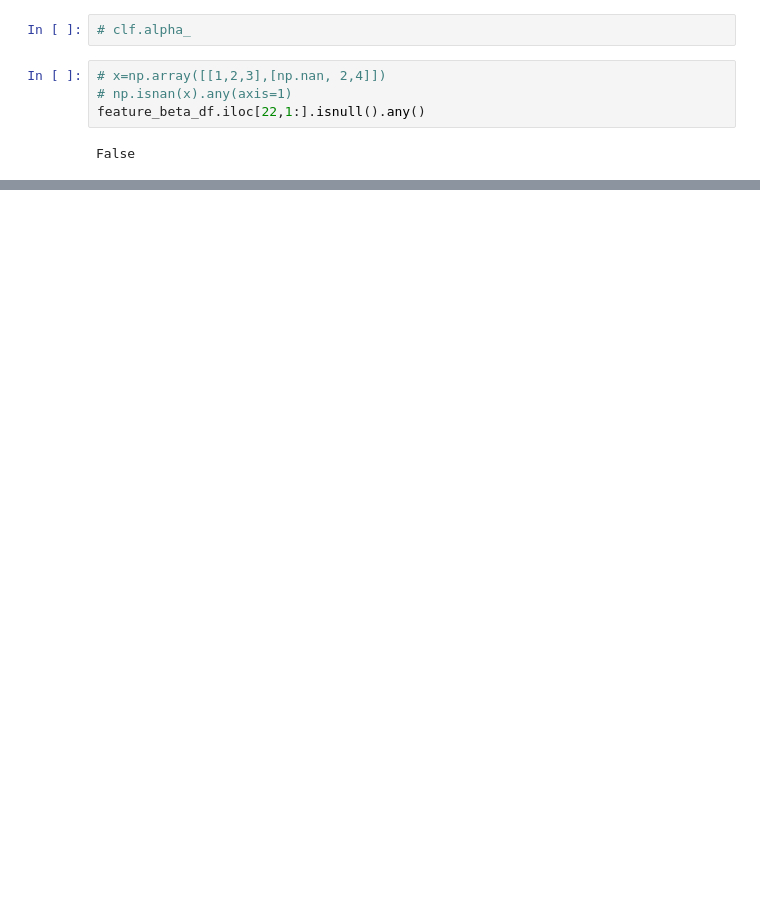
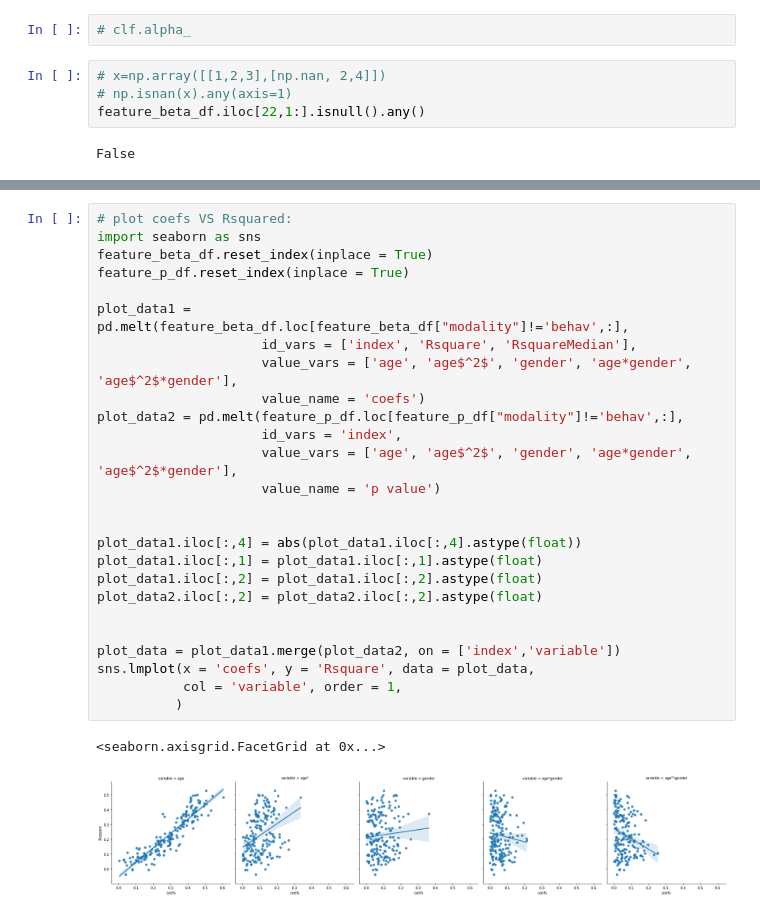
Before and after one commit to NxNiki/multidimensional_age_prediction, a Jupyter notebook: script01_feature_regression_coefficients.ipynb, the cells around one changed output, grey strips where cells are left out. Saved outputs shown, nothing was run; the diff lists cells and outputs as text; blank space fills up the shorter version.

```diff
--- a/script01_feature_regression_coefficients.ipynb
+++ b/script01_feature_regression_coefficients.ipynb
@@ -694,0 +486,29 @@ feature_beta_df
+# %%
+# plot coefs VS Rsquared:
+import seaborn as sns
+feature_beta_df.reset_index(inplace = True)
+feature_p_df.reset_index(inplace = True)
+
+plot_data1 = pd.melt(feature_beta_df.loc[feature_beta_df["modality"]!='behav',:],
+                     id_vars = ['index', 'Rsquare', 'RsquareMedian'],
+                     value_vars = ['age', 'age$^2$', 'gender', 'age*gender', 'age$^2$*gender'],
+                     value_name = 'coefs')
+plot_data2 = pd.melt(feature_p_df.loc[feature_p_df["modality"]!='behav',:],
+                     id_vars = 'index',
+                     value_vars = ['age', 'age$^2$', 'gender', 'age*gender', 'age$^2$*gender'],
+                     value_name = 'p value')
+
+
+plot_data1.iloc[:,4] = abs(plot_data1.iloc[:,4].astype(float))
+plot_data1.iloc[:,1] = plot_data1.iloc[:,1].astype(float)
+plot_data1.iloc[:,2] = plot_data1.iloc[:,2].astype(float)
+plot_data2.iloc[:,2] = plot_data2.iloc[:,2].astype(float)
+
+
+plot_data = plot_data1.merge(plot_data2, on = ['index','variable'])
+sns.lmplot(x = 'coefs', y = 'Rsquare', data = plot_data,
+           col = 'variable', order = 1,
+          )
+# %% [output]
+<seaborn.axisgrid.FacetGrid at 0x...>
+[figure, added]
```
Also changed, not shown: parts of 21 cells of this notebook, 21 other files.
